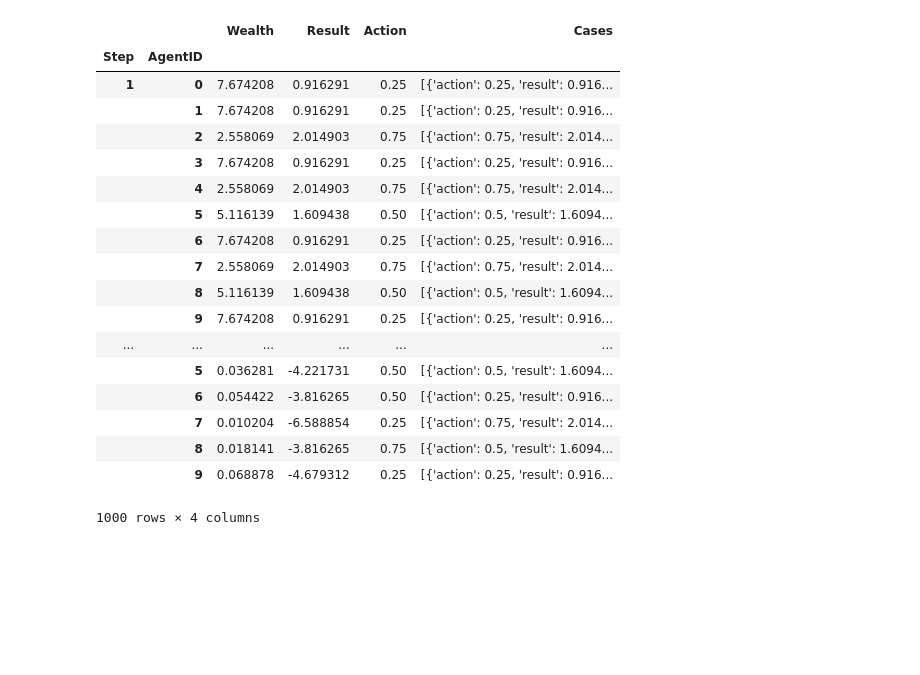
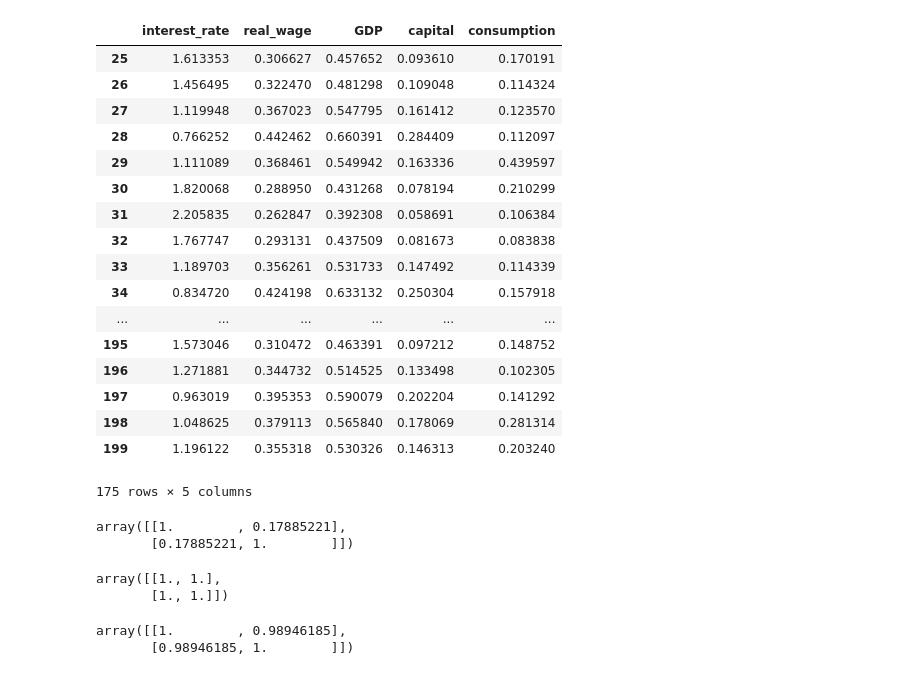
Before and after one commit to hyuan333/RBC, a Jupyter notebook: Myopia Deflator-deflator.ipynb, the cells around one changed output. Saved outputs shown, nothing was run; the diff lists cells and outputs as text; code cells hidden in the pictures; blank space fills up the shorter version.

```diff
--- a/Myopia Deflator-deflator.ipynb
+++ b/Myopia Deflator-deflator.ipynb
@@ -302,24 +319,51 @@ Model_results: [-3.816265495291046, -5.490241928862718, -6.588854217530828, -3.8
-# %%
-model.datacollector.get_agent_vars_dataframe()
-
-#plt.plot(model.datacollector.get_agent_vars_dataframe())
-# %% [output]
-|  |  | Wealth | Result | Action | Cases |
-| Step | AgentID |  |  |  |  |
-| 1 | 0 | 7.674208 | 0.916291 | 0.25 | [{'action': 0.25, 'result': 0.916... |
-|  | 1 | 7.674208 | 0.916291 | 0.25 | [{'action': 0.25, 'result': 0.916... |
-|  | 2 | 2.558069 | 2.014903 | 0.75 | [{'action': 0.75, 'result': 2.014... |
-|  | 3 | 7.674208 | 0.916291 | 0.25 | [{'action': 0.25, 'result': 0.916... |
-|  | 4 | 2.558069 | 2.014903 | 0.75 | [{'action': 0.75, 'result': 2.014... |
-|  | 5 | 5.116139 | 1.609438 | 0.50 | [{'action': 0.5, 'result': 1.6094... |
-|  | 6 | 7.674208 | 0.916291 | 0.25 | [{'action': 0.25, 'result': 0.916... |
-|  | 7 | 2.558069 | 2.014903 | 0.75 | [{'action': 0.75, 'result': 2.014... |
-|  | 8 | 5.116139 | 1.609438 | 0.50 | [{'action': 0.5, 'result': 1.6094... |
-|  | 9 | 7.674208 | 0.916291 | 0.25 | [{'action': 0.25, 'result': 0.916... |
-| ... | ... | ... | ... | ... | ... |
-|  | 5 | 0.036281 | -4.221731 | 0.50 | [{'action': 0.5, 'result': 1.6094... |
-|  | 6 | 0.054422 | -3.816265 | 0.50 | [{'action': 0.25, 'result': 0.916... |
-|  | 7 | 0.010204 | -6.588854 | 0.25 | [{'action': 0.75, 'result': 2.014... |
-|  | 8 | 0.018141 | -3.816265 | 0.75 | [{'action': 0.5, 'result': 1.6094... |
-|  | 9 | 0.068878 | -4.679312 | 0.25 | [{'action': 0.25, 'result': 0.916... |
-1000 rows × 4 columns
+# %%
+import statistics as stat
+import numpy as np
+model.datacollector.get_agent_vars_dataframe()
+data1 = model.datacollector.get_model_vars_dataframe()
+data = data1[25:200]
+gdp = data["GDP"]
+consumption = data["consumption"]
+wage = data["real_wage"]
+capital = data["capital"]
+i = data["interest_rate"]
+data
+
+#plt.plot(model.datacollector.get_agent_vars_dataframe())
+# %% [output]
+|  | interest_rate | real_wage | GDP | capital | consumption |
+| 25 | 1.613353 | 0.306627 | 0.457652 | 0.093610 | 0.170191 |
+| 26 | 1.456495 | 0.322470 | 0.481298 | 0.109048 | 0.114324 |
+| 27 | 1.119948 | 0.367023 | 0.547795 | 0.161412 | 0.123570 |
+| 28 | 0.766252 | 0.442462 | 0.660391 | 0.284409 | 0.112097 |
+| 29 | 1.111089 | 0.368461 | 0.549942 | 0.163336 | 0.439597 |
+| 30 | 1.820068 | 0.288950 | 0.431268 | 0.078194 | 0.210299 |
+| 31 | 2.205835 | 0.262847 | 0.392308 | 0.058691 | 0.106384 |
+| 32 | 1.767747 | 0.293131 | 0.437509 | 0.081673 | 0.083838 |
+| 33 | 1.189703 | 0.356261 | 0.531733 | 0.147492 | 0.114339 |
+| 34 | 0.834720 | 0.424198 | 0.633132 | 0.250304 | 0.157918 |
+| ... | ... | ... | ... | ... | ... |
+| 195 | 1.573046 | 0.310472 | 0.463391 | 0.097212 | 0.148752 |
+| 196 | 1.271881 | 0.344732 | 0.514525 | 0.133498 | 0.102305 |
+| 197 | 0.963019 | 0.395353 | 0.590079 | 0.202204 | 0.141292 |
+| 198 | 1.048625 | 0.379113 | 0.565840 | 0.178069 | 0.281314 |
+| 199 | 1.196122 | 0.355318 | 0.530326 | 0.146313 | 0.203240 |
+175 rows × 5 columns
+# %%
+r_cy = np.corrcoef(gdp,consumption)
+r_cy
+# %% [output]
+array([[1.        , 0.17885221],
+       [0.17885221, 1.        ]])
+# %%
+r_wy = np.corrcoef(gdp,wage)
+r_wy
+# %% [output]
+array([[1., 1.],
+       [1., 1.]])
+# %%
+r_Ky = np.corrcoef(gdp,capital)
+r_Ky
+# %% [output]
+array([[1.        , 0.98946185],
+       [0.98946185, 1.        ]])
```
Also changed, not shown: parts of 6 cells of this notebook.
